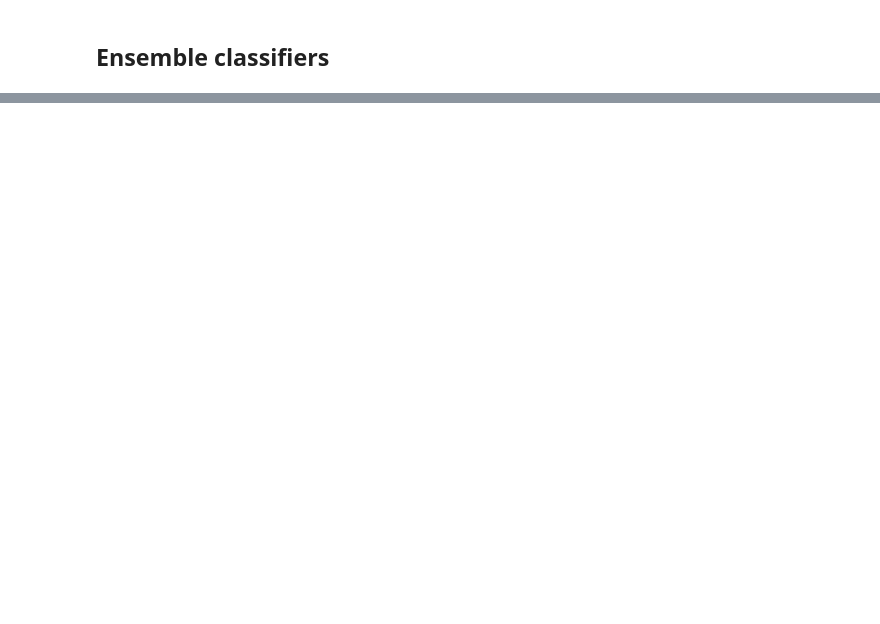
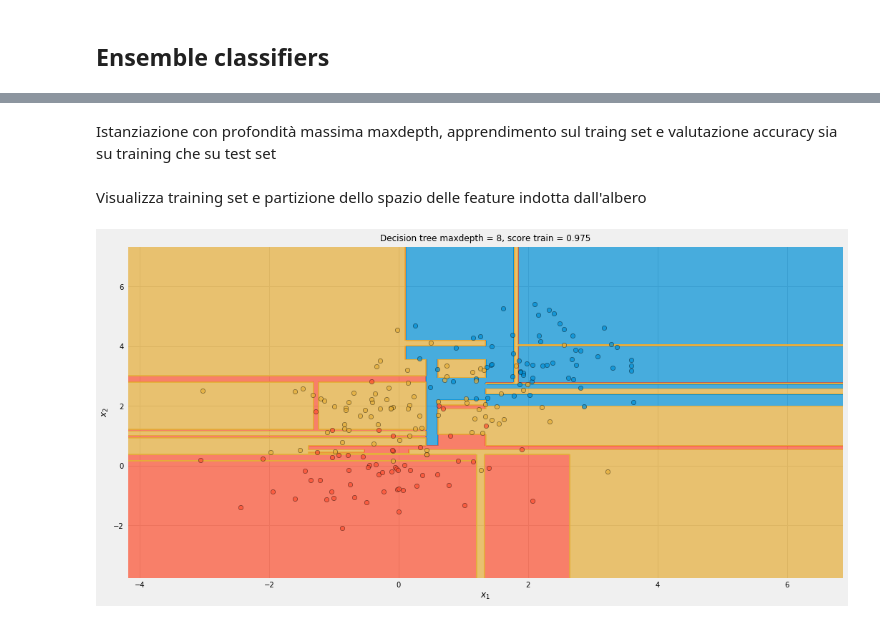
Before and after one commit to tvml/ml2526, a Jupyter notebook: codici/ensemble.ipynb, the cells around one changed output, grey strips where cells are left out. Cells and saved outputs as stored; diff of their text form; code cells hidden in the pictures; blank space fills up the shorter version.

```diff
--- a/codici/ensemble.ipynb
+++ b/codici/ensemble.ipynb
@@ -212,0 +113,32 @@ Adaboost with features: 2-3, maxdepth=13, 15 estimatos. Score = 0.99333
+# %% [markdown]
+Istanziazione con profondità massima maxdepth, apprendimento sul traing set e valutazione accuracy sia su training che su test set
+# %%
+maxdepth=8
+clf = DecisionTreeClassifier(max_depth=maxdepth)
+
+clf = clf.fit(df[['x1','x2']], df['class'])
+
+scores_train = clf.score(df[['x1','x2']], df['class'])
+scores_test = clf.score(dft[['x1','x2']], dft['class'])
+# %% [markdown]
+Visualizza training set e partizione dello spazio delle feature indotta dall'albero
+# %%
+d = df
+fig = plt.figure(figsize=(16,8))
+ax = fig.gca()
+xx, yy = np.meshgrid(np.arange(x1min, x1max, plot_step), np.arange(x2min, x2max, plot_step))
+Z = clf.predict(np.c_[xx.ravel(), yy.ravel()])
+Z = Z.reshape(xx.shape)
+cs = plt.contourf(xx, yy, Z, cmap=cMap, alpha=.7)
+
+for cl in xrange(1,n_classes+1):
+    data = d[d['class']==cl]
+    plt.scatter(data.x1,data.x2, c=colors[cl-1], s=40, edgecolors='k', marker='o', alpha=.7, label='Class {0:d}'.format(cl-1))
+plt.xticks(fontsize=10)
+plt.yticks(fontsize=10)
+plt.ylabel('$x_2$', fontsize=12)
+plt.xlabel('$x_1$', fontsize=12)
+plt.title('Decision tree maxdepth = {0:d}, score train = {1:3.3f}'.format(maxdepth, scores_train), fontsize=12)
+plt.show()
+# %% [output]
+[figure, added]
```
Also changed, not shown: parts of 38 cells of this notebook, 3 other files.
